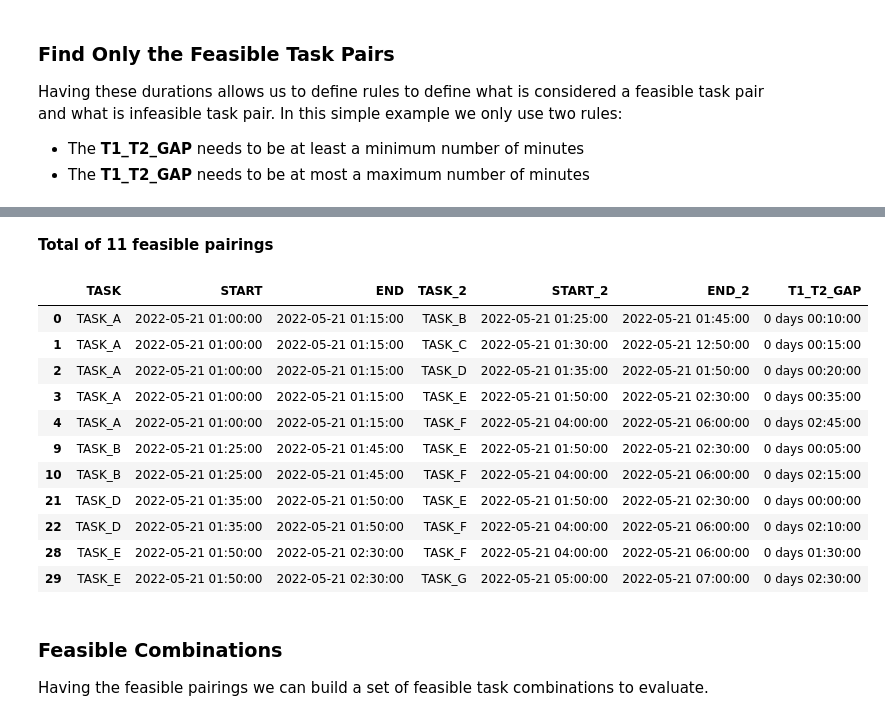
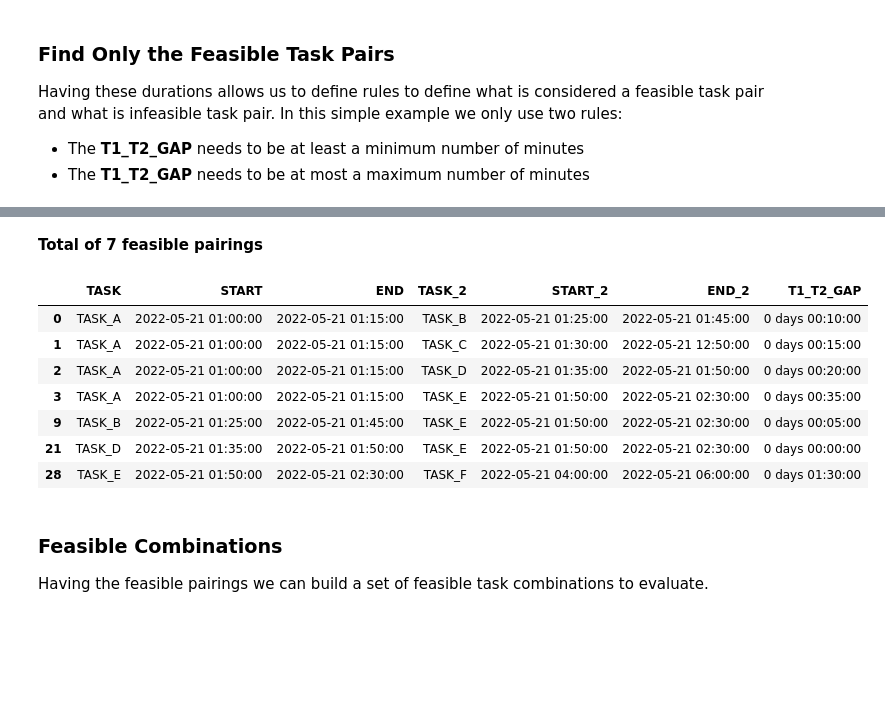
Before and after one commit to emsanqui/Task-to-Resource-Assignment-Optim, a Jupyter notebook: Colab_Hours_Min_Task_Assignment.ipynb, the cells around one changed output, grey strips where cells are left out. Saved outputs shown, nothing was run; the diff lists cells and outputs as text; code cells hidden in the pictures; blank space fills up the shorter version.

```diff
--- a/Colab_Hours_Min_Task_Assignment.ipynb
+++ b/Colab_Hours_Min_Task_Assignment.ipynb
@@ -171,8 +171,8 @@ Having these durations allows us to define rules to define what is considered a
 * The **T1_T2_GAP** needs to be at most a maximum number of minutes
 # %%
 #@title Select Parameters { run: "auto" }
-MIN_BREAK_TIME_PARAM = -5 #@param {type:"slider", min:-15, max:60, step:5}
-MAX_BREAK_TIME_PARAM = 180 #@param {type:"slider", min:0, max:480, step:60}
+MIN_BREAK_TIME_PARAM = 0 #@param {type:"slider", min:-15, max:60, step:5}
+MAX_BREAK_TIME_PARAM = 120 #@param {type:"slider", min:0, max:480, step:60}
 
 # display(Markdown(f'We give minimum and maximum times between tasks.'))
 
@@ -209,16 +209,12 @@ and a maximum of 0 days 03:00:00 between tasks.
-**Total of 11 feasible pairings**
+**Total of 7 feasible pairings**
 |  | TASK | START | END | TASK_2 | START_2 | END_2 | T1_T2_GAP |
 | 0 | TASK_A | 2022-05-21 01:00:00 | 2022-05-21 01:15:00 | TASK_B | 2022-05-21 01:25:00 | 2022-05-21 01:45:00 | 0 days 00:10:00 |
 | 1 | TASK_A | 2022-05-21 01:00:00 | 2022-05-21 01:15:00 | TASK_C | 2022-05-21 01:30:00 | 2022-05-21 12:50:00 | 0 days 00:15:00 |
 | 2 | TASK_A | 2022-05-21 01:00:00 | 2022-05-21 01:15:00 | TASK_D | 2022-05-21 01:35:00 | 2022-05-21 01:50:00 | 0 days 00:20:00 |
 | 3 | TASK_A | 2022-05-21 01:00:00 | 2022-05-21 01:15:00 | TASK_E | 2022-05-21 01:50:00 | 2022-05-21 02:30:00 | 0 days 00:35:00 |
-| 4 | TASK_A | 2022-05-21 01:00:00 | 2022-05-21 01:15:00 | TASK_F | 2022-05-21 04:00:00 | 2022-05-21 06:00:00 | 0 days 02:45:00 |
 | 9 | TASK_B | 2022-05-21 01:25:00 | 2022-05-21 01:45:00 | TASK_E | 2022-05-21 01:50:00 | 2022-05-21 02:30:00 | 0 days 00:05:00 |
-| 10 | TASK_B | 2022-05-21 01:25:00 | 2022-05-21 01:45:00 | TASK_F | 2022-05-21 04:00:00 | 2022-05-21 06:00:00 | 0 days 02:15:00 |
 | 21 | TASK_D | 2022-05-21 01:35:00 | 2022-05-21 01:50:00 | TASK_E | 2022-05-21 01:50:00 | 2022-05-21 02:30:00 | 0 days 00:00:00 |
-| 22 | TASK_D | 2022-05-21 01:35:00 | 2022-05-21 01:50:00 | TASK_F | 2022-05-21 04:00:00 | 2022-05-21 06:00:00 | 0 days 02:10:00 |
 | 28 | TASK_E | 2022-05-21 01:50:00 | 2022-05-21 02:30:00 | TASK_F | 2022-05-21 04:00:00 | 2022-05-21 06:00:00 | 0 days 01:30:00 |
-| 29 | TASK_E | 2022-05-21 01:50:00 | 2022-05-21 02:30:00 | TASK_G | 2022-05-21 05:00:00 | 2022-05-21 07:00:00 | 0 days 02:30:00 |
 # %% [markdown]
 ### Feasible Combinations
 Having the feasible pairings we can build a set of feasible task combinations to evaluate.
```
Also changed, not shown: parts of 13 cells of this notebook.
